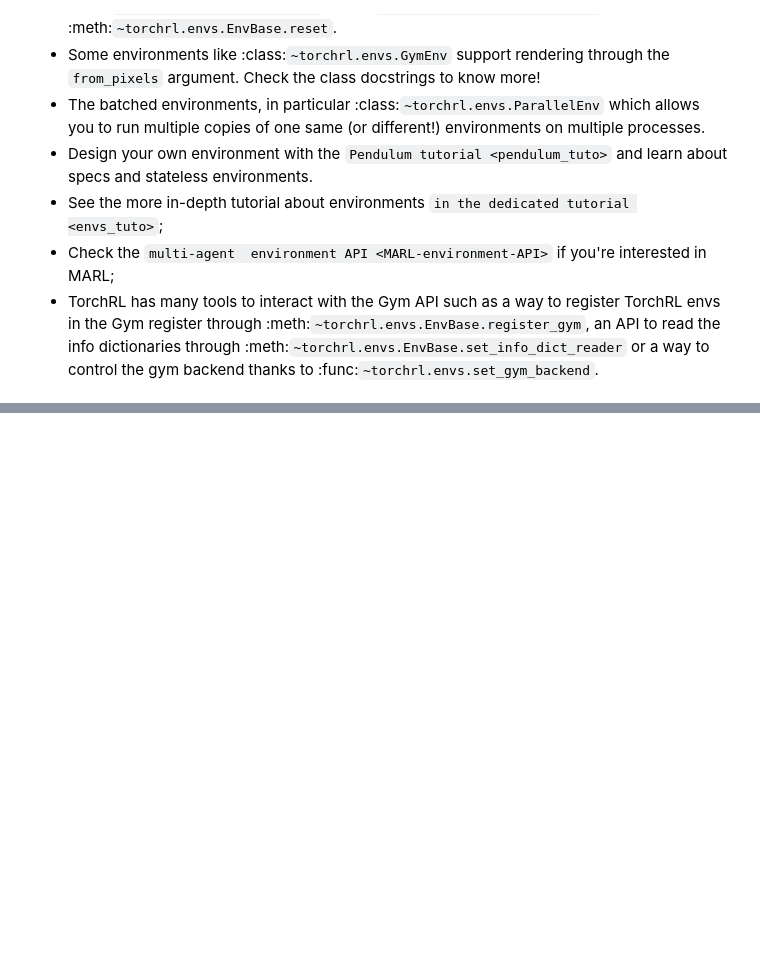
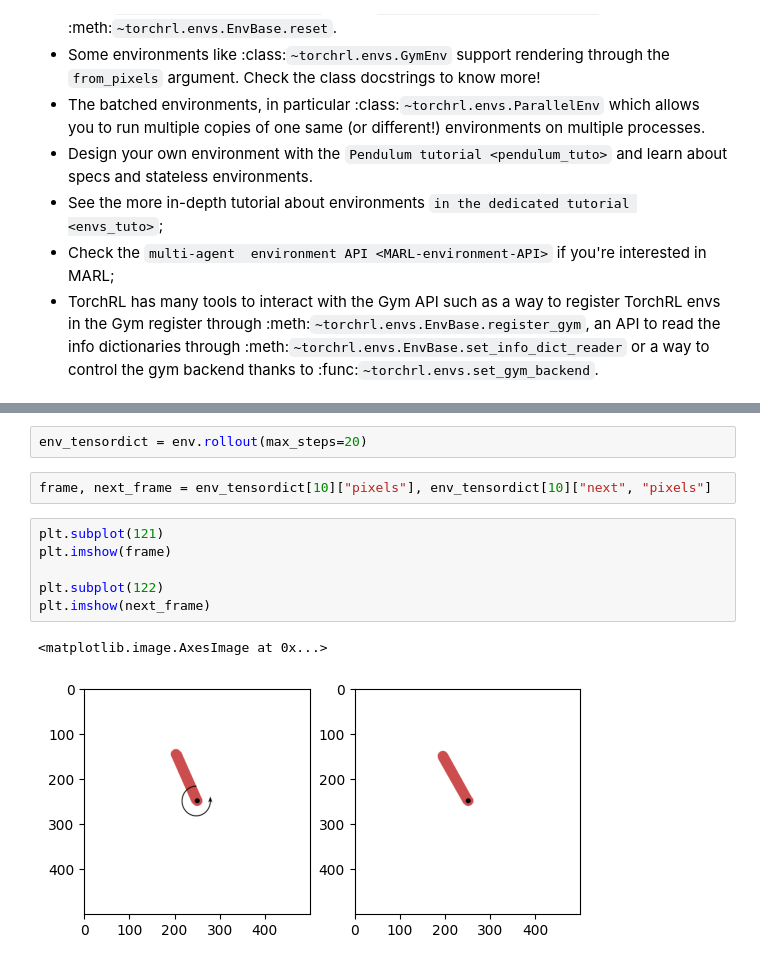
Before and after one commit to AiProcess/torch_deep_rl, a Jupyter notebook: 00_getting_started_environment.ipynb, the cells around one changed output, grey strips where cells are left out. Saved outputs shown, nothing was run; the diff lists cells and outputs as text; blank space fills up the shorter version.

Commit message:
further exploration in next steps section

```diff
--- a/00_getting_started_environment.ipynb
+++ b/00_getting_started_environment.ipynb
@@ -481,0 +576,13 @@ To explore further what TorchRL's environments can do, go and check:
+# %%
+env_tensordict = env.rollout(max_steps=20)
+# %%
+frame, next_frame = env_tensordict[10]["pixels"], env_tensordict[10]["next", "pixels"]
+# %%
+plt.subplot(121)
+plt.imshow(frame)
+
+plt.subplot(122)
+plt.imshow(next_frame)
+# %% [output]
+<matplotlib.image.AxesImage at 0x...>
+[figure, added]
```
Also changed, not shown: parts of 14 cells of this notebook.
